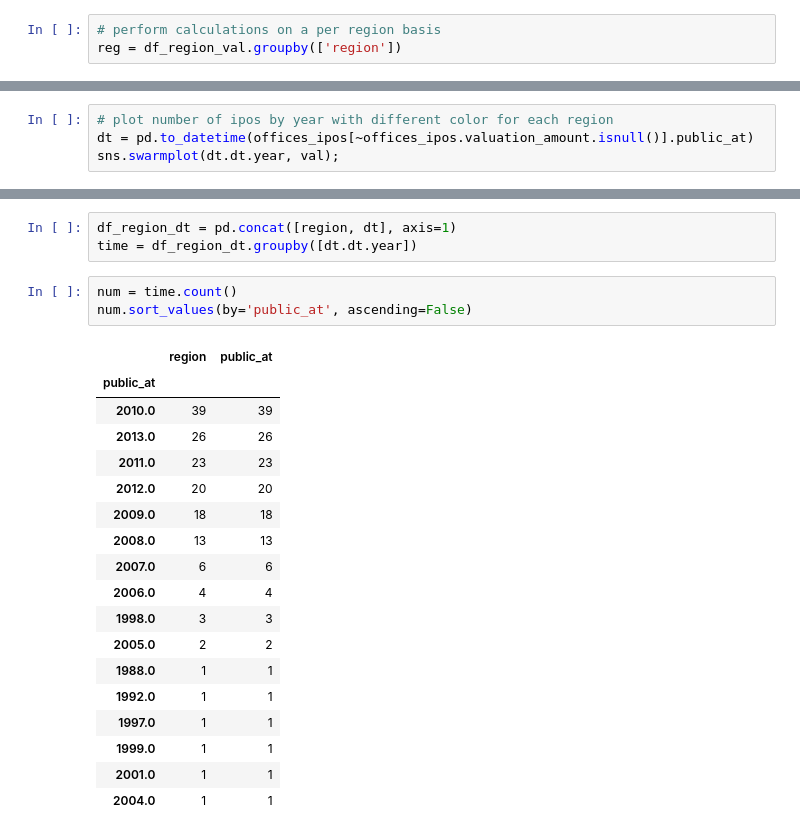
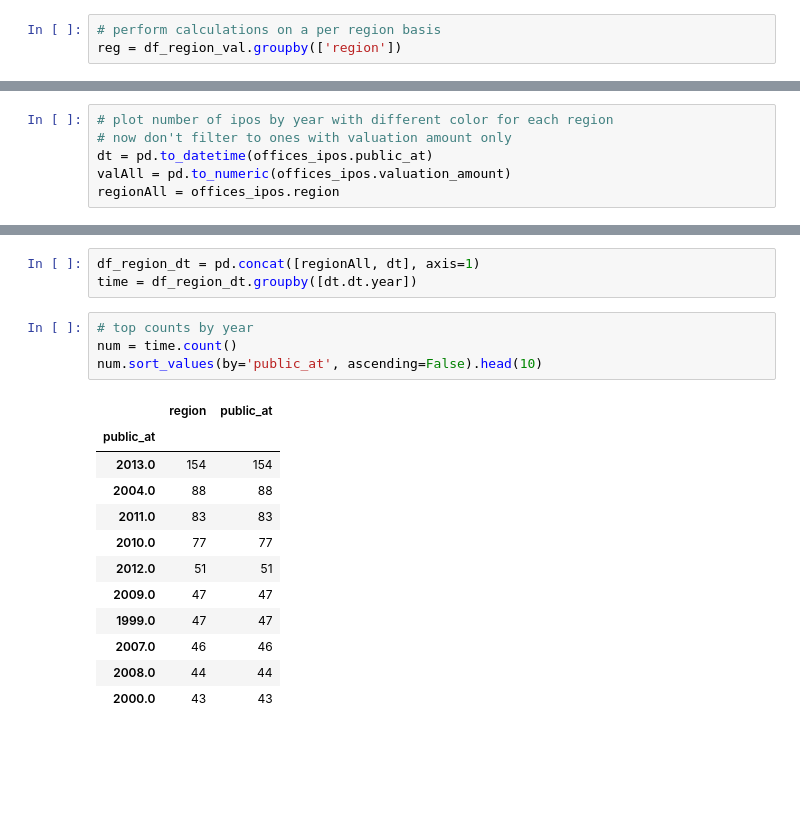
Before and after one commit to berkeley-stat159-f17/project-3-p2-mo-ma-ne, a Jupyter notebook: cb_offices.ipynb, the cells around one changed output, grey strips where cells are left out. Cells and saved outputs as stored; diff of their text form; blank space fills up the shorter version.

Commit message:
analysis of cb_offices, cb_objects, cb_ipos

```diff
--- a/cb_offices.ipynb
+++ b/cb_offices.ipynb
@@ -117,4 +143,6 @@ num.sort_values(by='valuation_amount', ascending=False)[0:4]
 # %%
 # plot number of ipos by year with different color for each region
-dt = pd.to_datetime(offices_ipos[~offices_ipos.valuation_amount.isnull()].public_at)
-sns.swarmplot(dt.dt.year, val);
+# now don't filter to ones with valuation amount only
+dt = pd.to_datetime(offices_ipos.public_at)
+valAll = pd.to_numeric(offices_ipos.valuation_amount)
+regionAll = offices_ipos.region
@@ -123,25 +149,20 @@ sns.swarmplot(dt.dt.year, val);
 # %%
-df_region_dt = pd.concat([region, dt], axis=1)
+df_region_dt = pd.concat([regionAll, dt], axis=1)
 time = df_region_dt.groupby([dt.dt.year])
 # %%
+# top counts by year
 num = time.count()
-num.sort_values(by='public_at', ascending=False)
+num.sort_values(by='public_at', ascending=False).head(10)
 # %% [output]
 |  | region | public_at |
 | public_at |  |  |
-| 2010.0 | 39 | 39 |
-| 2013.0 | 26 | 26 |
-| 2011.0 | 23 | 23 |
-| 2012.0 | 20 | 20 |
-| 2009.0 | 18 | 18 |
-| 2008.0 | 13 | 13 |
-| 2007.0 | 6 | 6 |
-| 2006.0 | 4 | 4 |
-| 1998.0 | 3 | 3 |
-| 2005.0 | 2 | 2 |
-| 1988.0 | 1 | 1 |
-| 1992.0 | 1 | 1 |
-| 1997.0 | 1 | 1 |
-| 1999.0 | 1 | 1 |
-| 2001.0 | 1 | 1 |
-| 2004.0 | 1 | 1 |
+| 2013.0 | 154 | 154 |
+| 2004.0 | 88 | 88 |
+| 2011.0 | 83 | 83 |
+| 2010.0 | 77 | 77 |
+| 2012.0 | 51 | 51 |
+| 2009.0 | 47 | 47 |
+| 1999.0 | 47 | 47 |
+| 2007.0 | 46 | 46 |
+| 2008.0 | 44 | 44 |
+| 2000.0 | 43 | 43 |
```
Also changed, not shown: parts of 29 cells of this notebook.
